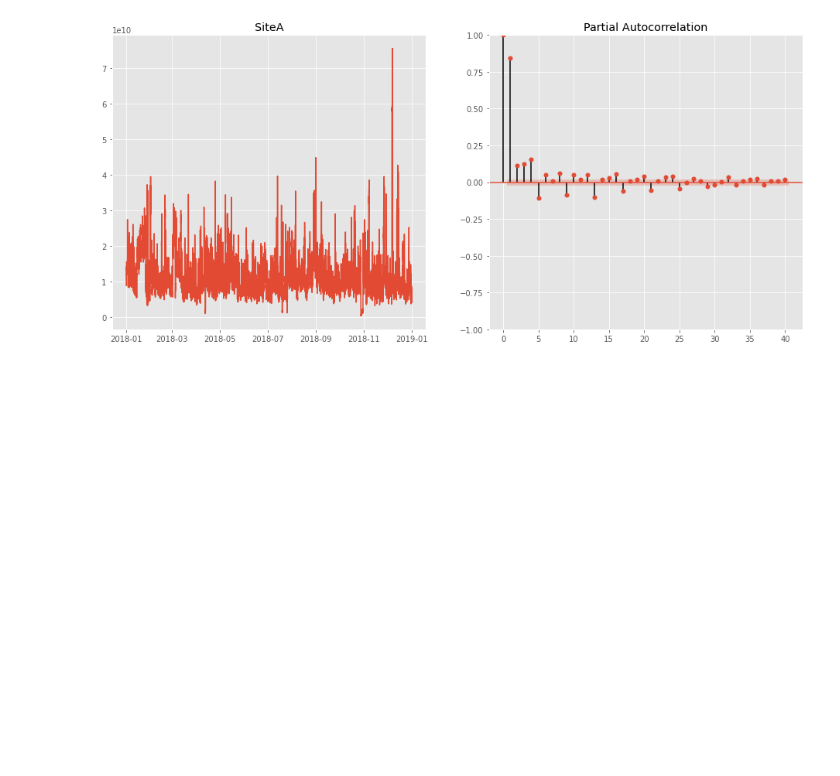
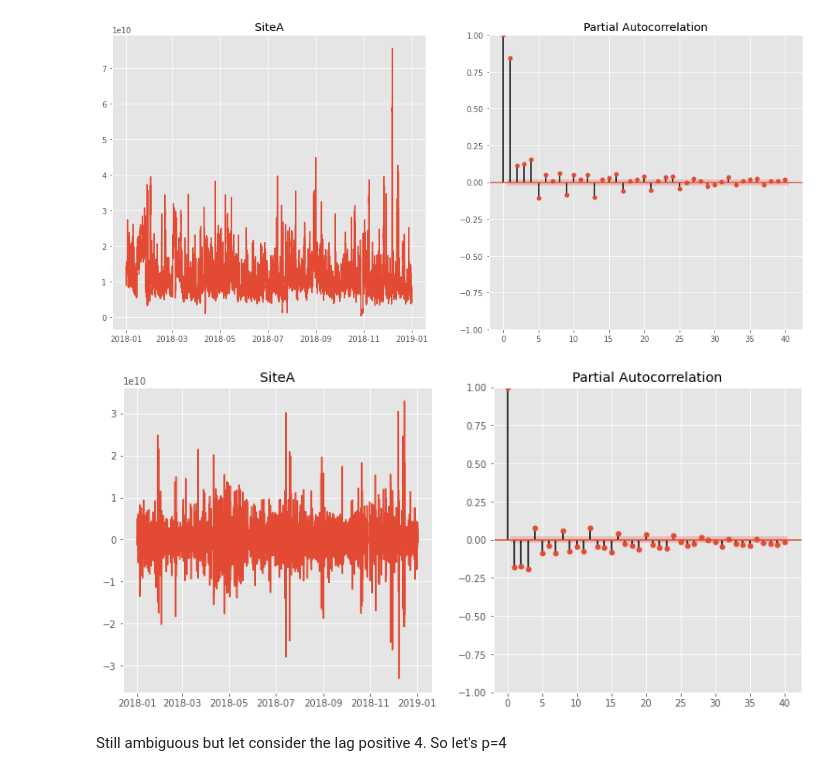
Before and after one commit to abidshafee/autoML-tsModel, a Jupyter notebook: AutoML_ts_Model.ipynb, the cells around one changed output. Cells and saved outputs as stored; diff of their text form; code cells hidden in the pictures; blank space fills up the shorter version.

```diff
--- a/AutoML_ts_Model.ipynb
+++ b/AutoML_ts_Model.ipynb
@@ -281,3 +281,17 @@ ax1.set_title('SiteA')
 plot_pacf(df['SiteA'], ax=ax2);
 # %% [output]
 [figure]
+# %%
+# from pacf plot we can see that data is ambiguous and can not identify the lag. so lets defferentiate to find lag frm pacf plot
+
+siteA_df3 = df['SiteA'].diff().dropna()
+
+fig, (ax1, ax2) = plt.subplots(1,2)
+ax1.plot(siteA_df3)
+ax1.set_title('SiteA')
+
+plot_pacf(siteA_df, ax=ax2);
+# %% [output]
+[figure, added]
+# %% [markdown]
+Still ambiguous but let consider the lag positive 4. So let's p=4
```
